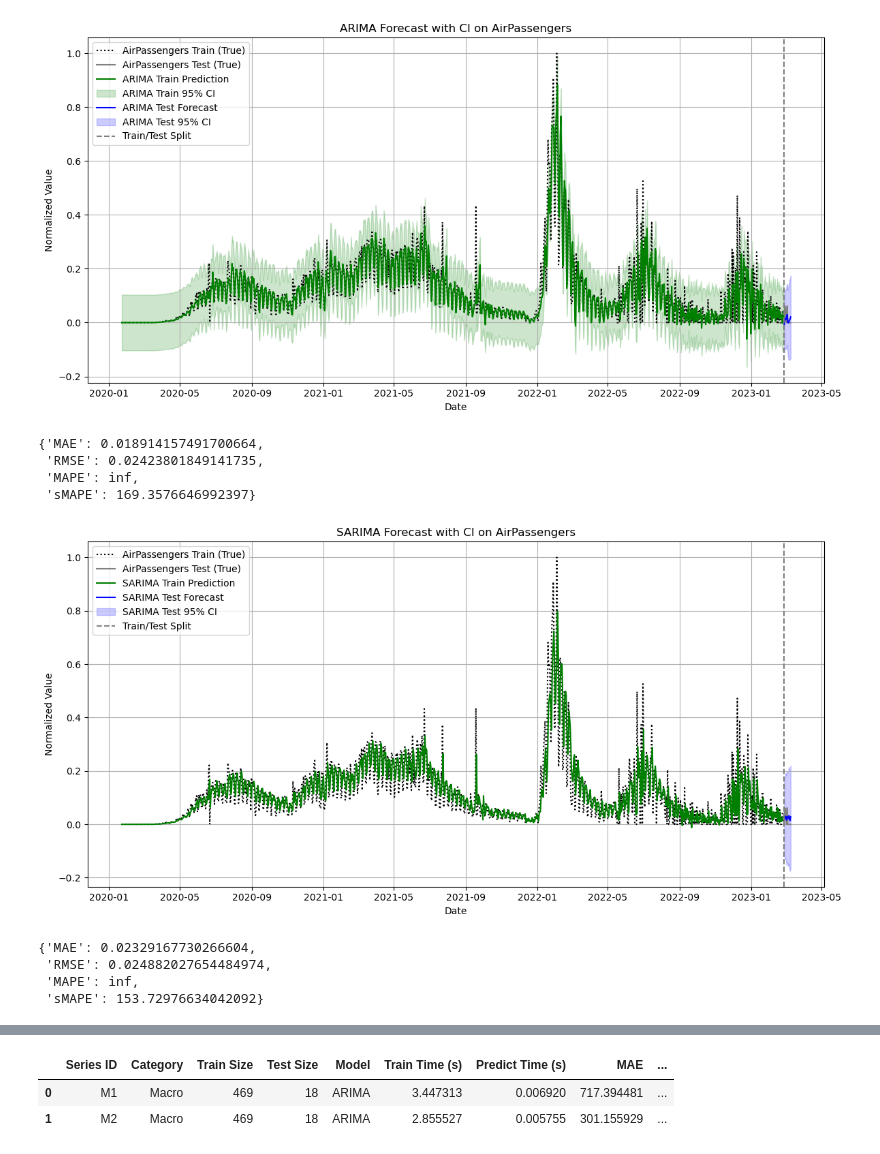
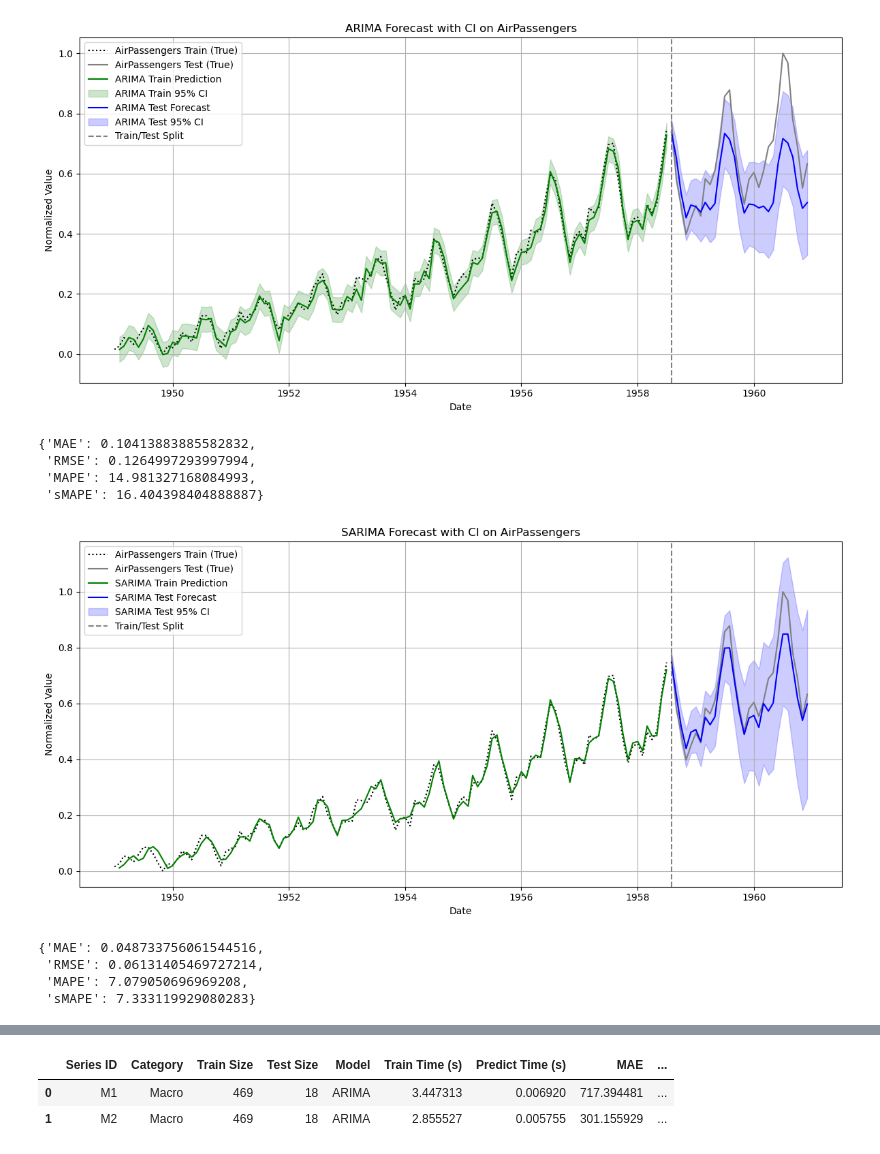
Before and after one commit to OdakeJr/RandomCode, a Jupyter notebook: Time Series/time_series_rev09.ipynb, the cells around one changed output, grey strips where cells are left out. Cells and saved outputs as stored; diff of their text form; code cells hidden in the pictures.

```diff
--- a/Time Series/time_series_rev09.ipynb
+++ b/Time Series/time_series_rev09.ipynb
@@ -9,7 +9,7 @@ from sklearn.metrics import mean_absolute_error, mean_squared_error
 
 
 # Updated dataset loader function
-def load_dataset(name: str, test_size: float = 0.01, normalize: bool = True):
+def load_dataset(name: str, test_size: float = 0.2, normalize: bool = True):
     name = name.lower()
     if name == "airpassengers_old":
         np.random.seed(0)
@@ -118,39 +118,39 @@ def plot_forecast(train_data, test_data, train_index, test_index,
         plt.fill_between(test_index, test_lower, test_upper, color='blue', alpha=0.2, label=f'{model_name} Test 95% CI')
 
     plt.axvline(test_index[0], color='gray', linestyle='--', label='Train/Test Split')
     plt.title(f'{model_name} Forecast with CI on {dataset_name}')
     plt.xlabel('Date')
     plt.ylabel('Normalized Value')
     plt.legend()
     plt.grid(True)
     plt.tight_layout()
     plt.show()
 
 
 
 # Full pipeline
-train_data, test_data, train_index, test_index = load_dataset("covid")
+train_data, test_data, train_index, test_index = load_dataset("airpassengers")
 model_fit = train_arima(train_data)
 train_pred, train_lower, train_upper, test_pred, test_lower, test_upper = predict_arima(model_fit, train_data, len(test_data))
 
 # Call the plot function
 plot_forecast(
     train_data, test_data,
     train_index, test_index,
     train_pred, train_lower, train_upper,
     test_pred, test_lower, test_upper,
     model_name="ARIMA", dataset_name="AirPassengers"
 )
 
 # Return evaluation metrics
 metrics = evaluate_forecast(test_data, test_pred)
 metrics
 # %% [output]
-[figure, old version]
+[figure, new version]
-{'MAE': 0.018914157491700664,
- 'RMSE': 0.02423801849141735,
- 'MAPE': inf,
- 'sMAPE': 169.3576646992397}
+{'MAE': 0.10413883885582832,
+ 'RMSE': 0.1264997293997994,
+ 'MAPE': 14.981327168084993,
+ 'sMAPE': 16.404398404888887}
 # %%
 from statsmodels.tsa.statespace.sarimax import SARIMAX
 
@@ -198,11 +198,11 @@ plot_forecast(
 metrics = evaluate_forecast(test_data, test_pred_sarima)
 metrics
 # %% [output]
-[figure, old version]
+[figure, new version]
-{'MAE': 0.02329167730266604,
- 'RMSE': 0.024882027654484974,
- 'MAPE': inf,
- 'sMAPE': 153.72976634042092}
+{'MAE': 0.048733756061544516,
+ 'RMSE': 0.06131405469727214,
+ 'MAPE': 7.079050696969208,
+ 'sMAPE': 7.333119929080283}
 # %%
 from statsmodels.tsa.holtwinters import ExponentialSmoothing
 
```
Also changed, not shown: parts of 11 cells of this notebook.
